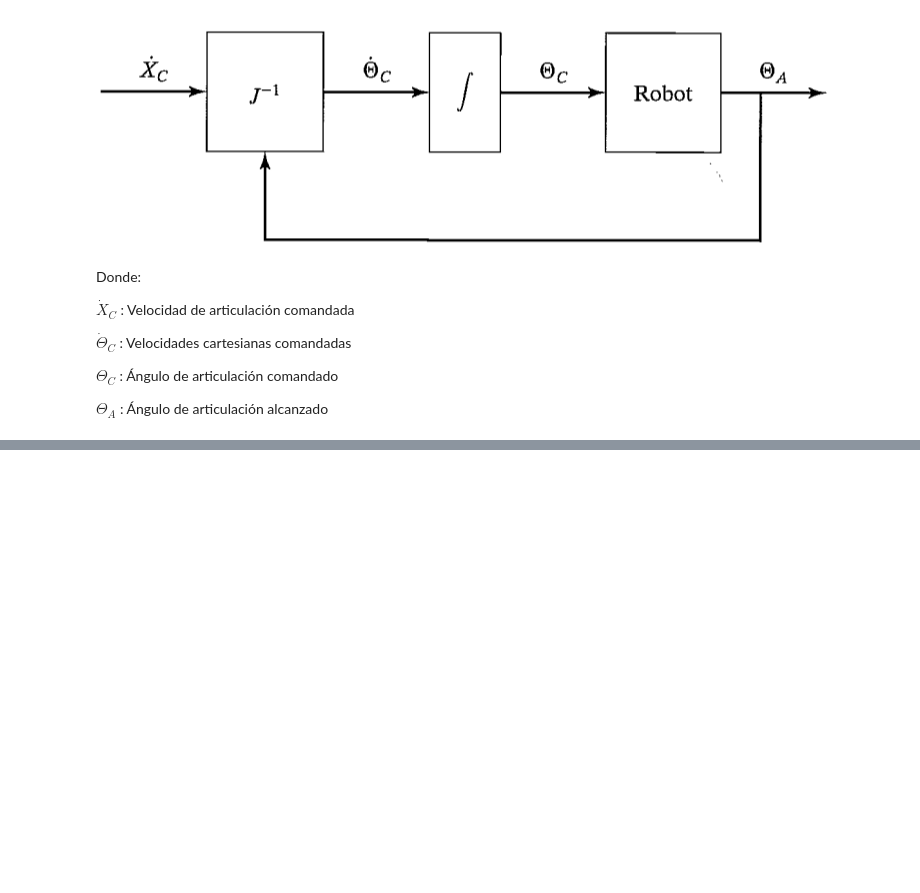
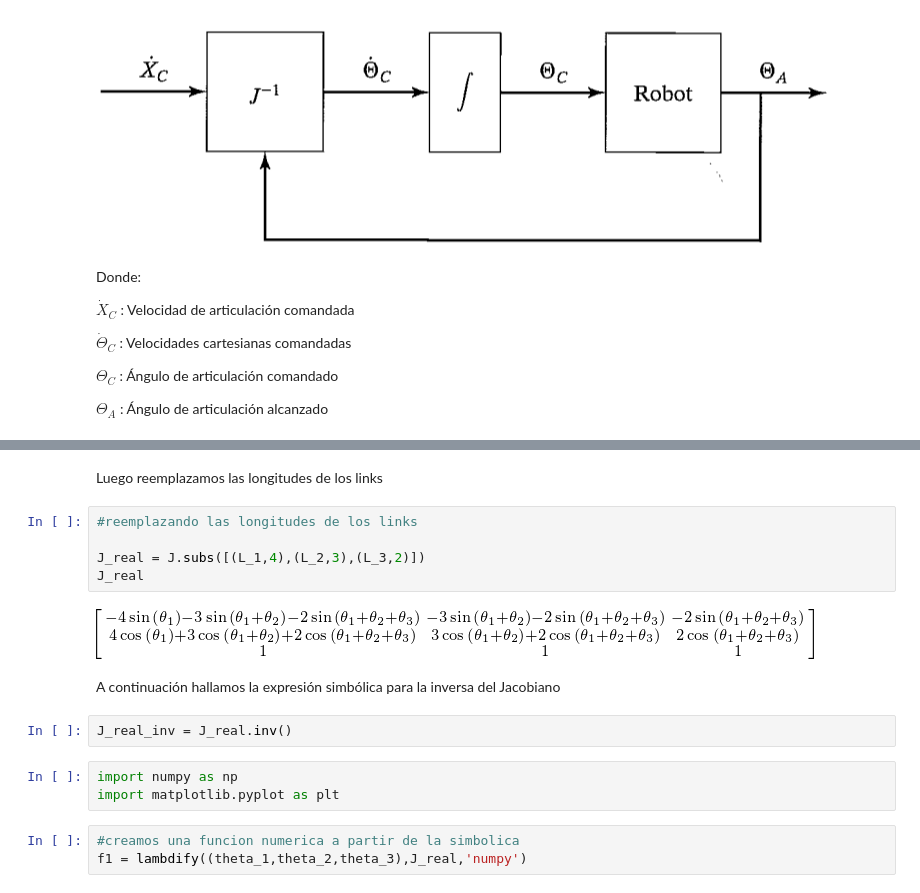
Before and after one commit to elsuizo/Control_de_robots_py, a Jupyter notebook: tp4.ipynb, the cells around one changed output, grey strips where cells are left out. Drawn from its saved outputs; the diff is of its cells as text; blank space fills up the shorter version.

```diff
--- a/tp4.ipynb
+++ b/tp4.ipynb
@@ -270,0 +290,19 @@ $\Theta_{A}$ : Ángulo de articulación alcanzado
+# %% [markdown]
+Luego reemplazamos las longitudes de los links
+# %%
+#reemplazando las longitudes de los links
+
+J_real = J.subs([(L_1,4),(L_2,3),(L_3,2)])
+J_real
+# %% [output]
+[figure, added]
+# %% [markdown]
+A continuación hallamos la expresión simbólica para la inversa del Jacobiano
+# %%
+J_real_inv = J_real.inv()
+# %%
+import numpy as np
+import matplotlib.pyplot as plt
+# %%
+#creamos una funcion numerica a partir de la simbolica
+f1 = lambdify((theta_1,theta_2,theta_3),J_real,'numpy')
```
Also changed, not shown: parts of 36 cells of this notebook.
